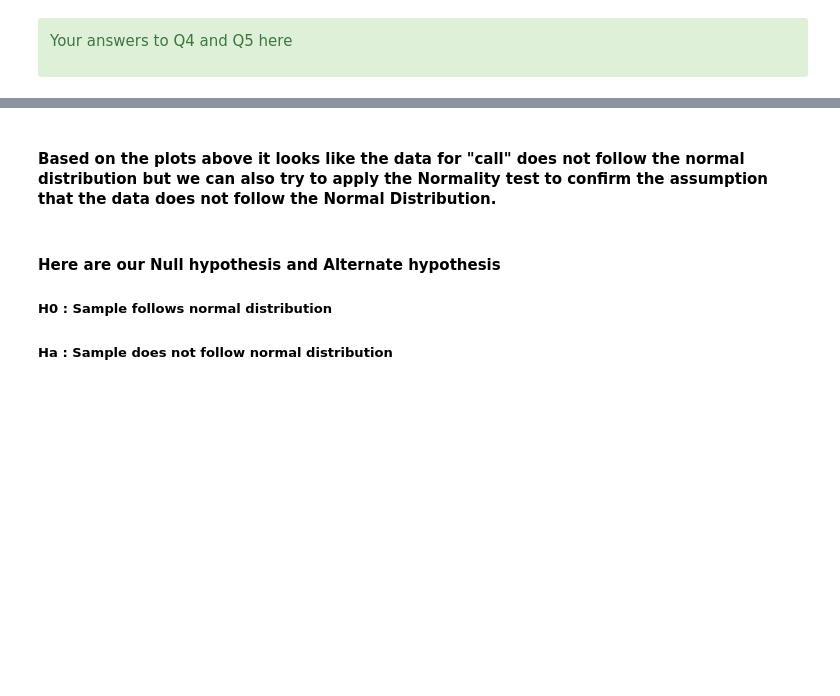
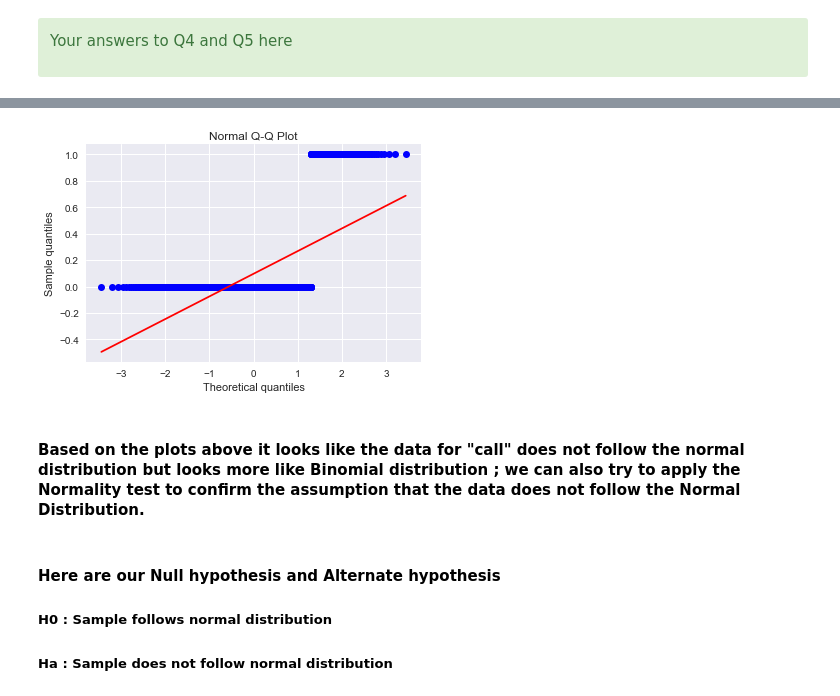
Before and after one commit to chinshaunakdesai/DataScienceWork, a Jupyter notebook: RacialDiscriminationEDA/Chintan_RacialDiscrimination_HR_Analytics_EDA_Statistics.ipynb, the cells around one changed output, grey strips where cells are left out. Saved outputs shown, nothing was run; the diff lists cells and outputs as text; code cells hidden in the pictures; blank space fills up the shorter version.

```diff
--- a/RacialDiscriminationEDA/Chintan_RacialDiscrimination_HR_Analytics_EDA_Statistics.ipynb
+++ b/RacialDiscriminationEDA/Chintan_RacialDiscrimination_HR_Analytics_EDA_Statistics.ipynb
@@ -151,5 +158,12 @@ jb.set_ylabel("education")
+# %%
+stats.probplot(w['call'], dist="norm", plot=pylab)
+pylab.title("Normal Q-Q Plot")
+pylab.ylabel("Sample quantiles")
+pylab.show()
+# %% [output]
+[figure, added]
 # %% [markdown]
-#### Based on the plots above it looks like the data for "call" does not follow the normal distribution but we can also try to apply the Normality test to confirm the assumption that the data does not follow the Normal Distribution.
+#### Based on the plots above it looks like the data for "call" does not follow the normal distribution but looks more like Binomial distribution ; we can also try to apply the Normality test to confirm the assumption that the data does not follow the Normal Distribution.
 # %% [markdown]
 #### Here are our Null hypothesis and Alternate hypothesis
 
```
Also changed, not shown: parts of 12 cells of this notebook.
